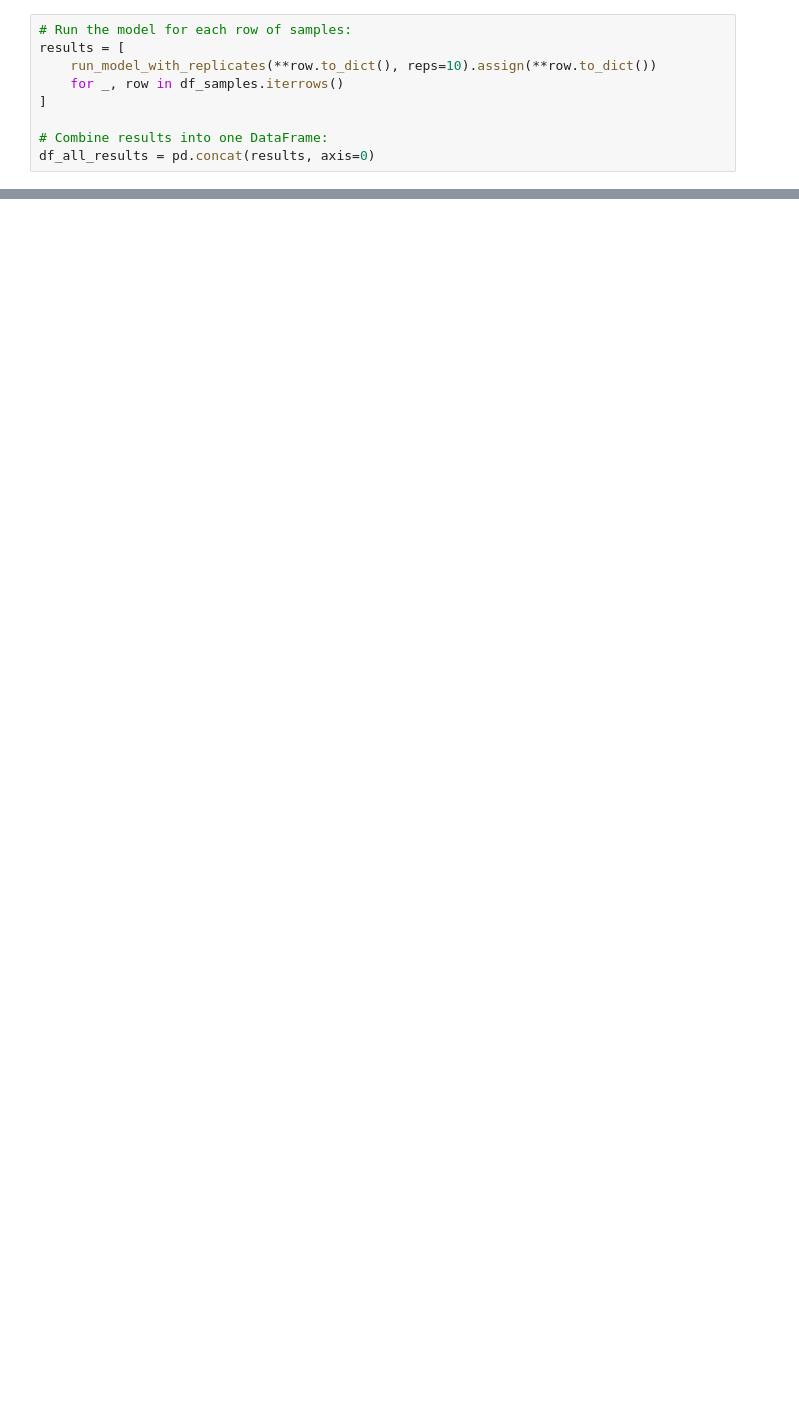
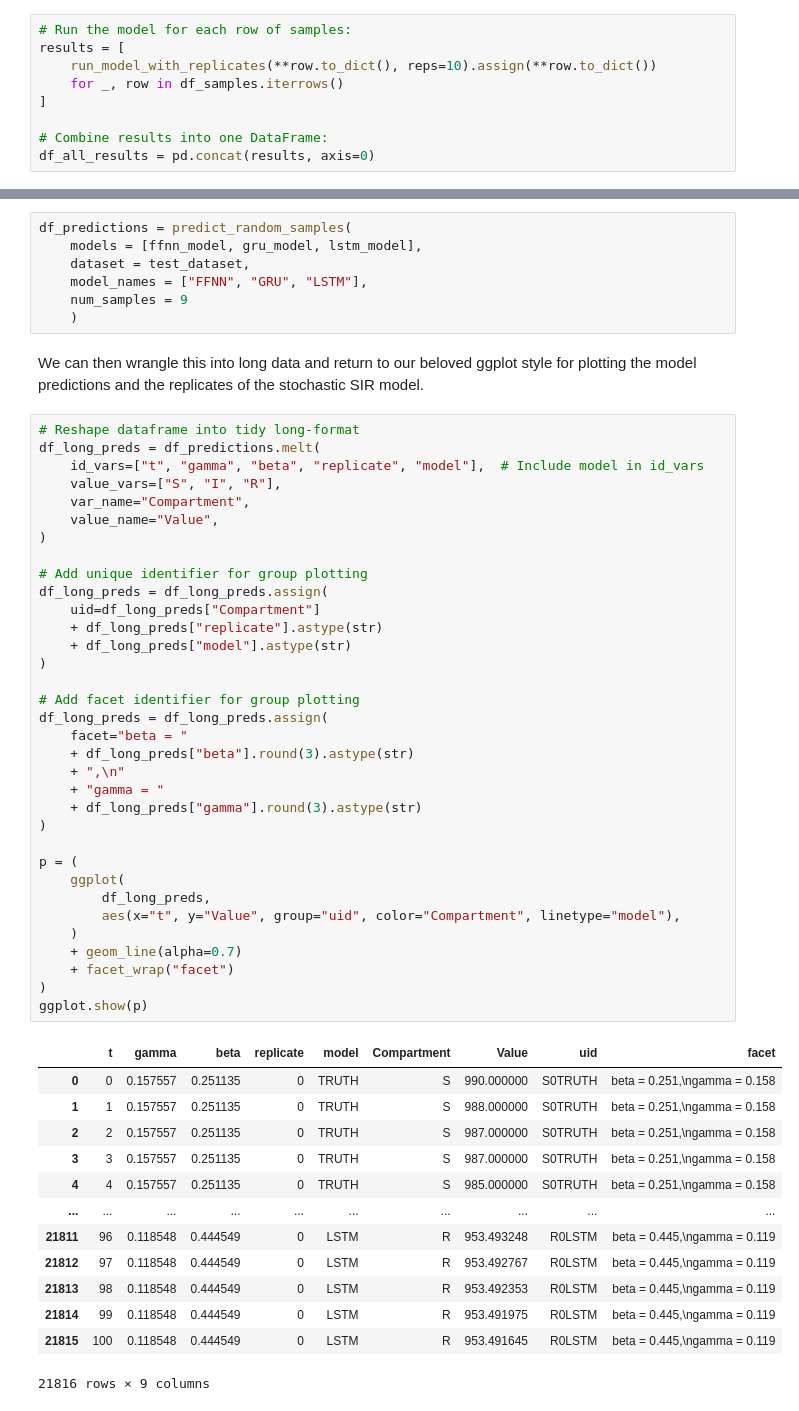
Before and after one commit to OJWatson/emidm, a Jupyter notebook: examples/surrogate_notebook.ipynb, the cells around one changed output, grey strips where cells are left out. Saved outputs shown, nothing was run; the diff lists cells and outputs as text; blank space fills up the shorter version.

```diff
--- a/examples/surrogate_notebook.ipynb
+++ b/examples/surrogate_notebook.ipynb
@@ -731,0 +934,57 @@ Generating predictions...
+# %%
+df_predictions = predict_random_samples(
+    models = [ffnn_model, gru_model, lstm_model],
+    dataset = test_dataset,
+    model_names = ["FFNN", "GRU", "LSTM"],
+    num_samples = 9
+    )
+# %% [markdown]
+We can then wrangle this into long data and return to our beloved ggplot style for plotting the model predictions and the replicates of the stochastic SIR model.
+# %%
+# Reshape dataframe into tidy long-format
+df_long_preds = df_predictions.melt(
+    id_vars=["t", "gamma", "beta", "replicate", "model"],  # Include model in id_vars
+    value_vars=["S", "I", "R"],
+    var_name="Compartment",
+    value_name="Value",
+)
+
+# Add unique identifier for group plotting
+df_long_preds = df_long_preds.assign(
+    uid=df_long_preds["Compartment"]
+    + df_long_preds["replicate"].astype(str)
+    + df_long_preds["model"].astype(str)
+)
+
+# Add facet identifier for group plotting
+df_long_preds = df_long_preds.assign(
+    facet="beta = "
+    + df_long_preds["beta"].round(3).astype(str)
+    + ",\n"
+    + "gamma = "
+    + df_long_preds["gamma"].round(3).astype(str)
+)
+
+p = (
+    ggplot(
+        df_long_preds,
+        aes(x="t", y="Value", group="uid", color="Compartment", linetype="model"),
+    )
+    + geom_line(alpha=0.7)
+    + facet_wrap("facet")
+)
+ggplot.show(p)
+# %% [output]
+|  | t | gamma | beta | replicate | model | Compartment | Value | uid | facet |
+| 0 | 0 | 0.157557 | 0.251135 | 0 | TRUTH | S | 990.000000 | S0TRUTH | beta = 0.251,\ngamma = 0.158 |
+| 1 | 1 | 0.157557 | 0.251135 | 0 | TRUTH | S | 988.000000 | S0TRUTH | beta = 0.251,\ngamma = 0.158 |
+| 2 | 2 | 0.157557 | 0.251135 | 0 | TRUTH | S | 987.000000 | S0TRUTH | beta = 0.251,\ngamma = 0.158 |
+| 3 | 3 | 0.157557 | 0.251135 | 0 | TRUTH | S | 987.000000 | S0TRUTH | beta = 0.251,\ngamma = 0.158 |
+| 4 | 4 | 0.157557 | 0.251135 | 0 | TRUTH | S | 985.000000 | S0TRUTH | beta = 0.251,\ngamma = 0.158 |
+| ... | ... | ... | ... | ... | ... | ... | ... | ... | ... |
+| 21811 | 96 | 0.118548 | 0.444549 | 0 | LSTM | R | 953.493248 | R0LSTM | beta = 0.445,\ngamma = 0.119 |
+| 21812 | 97 | 0.118548 | 0.444549 | 0 | LSTM | R | 953.492767 | R0LSTM | beta = 0.445,\ngamma = 0.119 |
+| 21813 | 98 | 0.118548 | 0.444549 | 0 | LSTM | R | 953.492353 | R0LSTM | beta = 0.445,\ngamma = 0.119 |
+| 21814 | 99 | 0.118548 | 0.444549 | 0 | LSTM | R | 953.491975 | R0LSTM | beta = 0.445,\ngamma = 0.119 |
+| 21815 | 100 | 0.118548 | 0.444549 | 0 | LSTM | R | 953.491645 | R0LSTM | beta = 0.445,\ngamma = 0.119 |
+21816 rows × 9 columns
```
Also changed, not shown: parts of 61 cells of this notebook.
